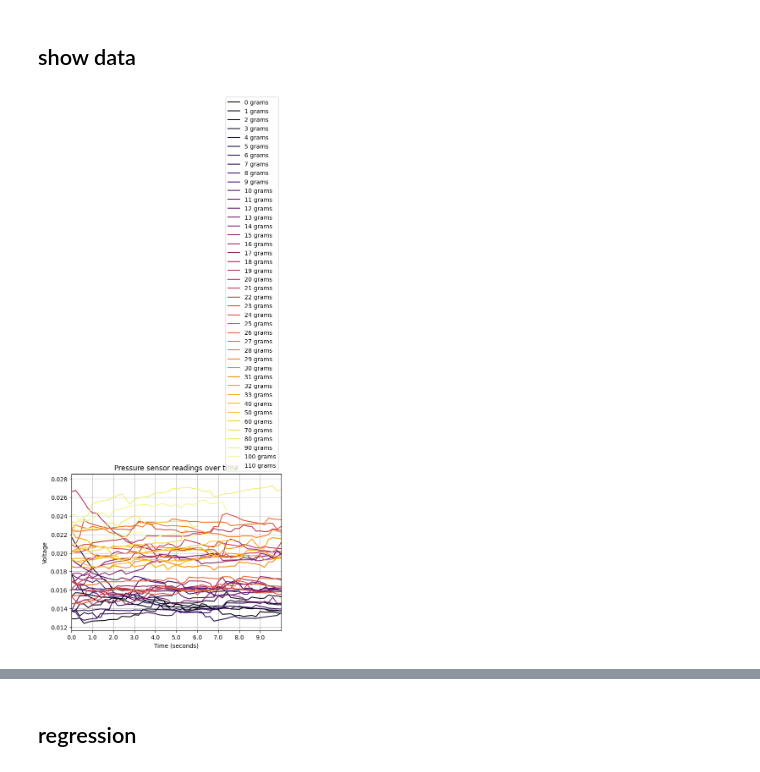
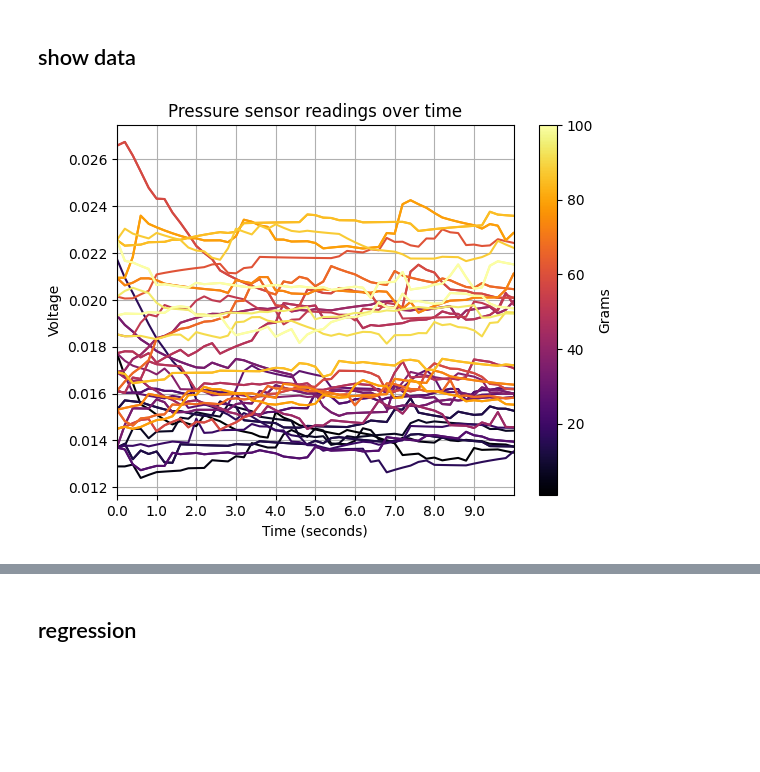
Before and after one commit to shepai/pico_weight_scales, a Jupyter notebook: Code/data vis/vis.ipynb, the cells around one changed output, grey strips where cells are left out. Saved outputs shown, nothing was run; the diff lists cells and outputs as text; code cells hidden in the pictures; blank space fills up the shorter version.

```diff
--- a/Code/data vis/vis.ipynb
+++ b/Code/data vis/vis.ipynb
@@ -50,29 +81,33 @@ if df is not None:
 # %% [markdown]
 ## show data
-# %%
-def low_pass(data,alpha=0.9):
-    ar=[data[0]]
-    for i in range(1,len(data)):
-        ar.append(alpha*ar[i-1] + (1-alpha)*data[i])
-    return np.array(ar)
-keys=list(df.keys())
-keys = sorted(keys, key=int)
-colors = plt.cm.inferno(np.linspace(0, 1, len(keys)))  # Generate colors
-X=[]
-for i in range(len(keys)):
-    key=keys[i]
-    plt.plot(low_pass(df[key]),label=key+" grams", color=colors[i])
-    x=np.array(low_pass(df[key]))
-    X.append(np.average(x[~np.isnan(x)]))
-
-plt.ylabel("Voltage")
-plt.xlim([0,50])
-plt.xticks([i for i in range(0,50,5)],[0.2*i for i in range(0,50,5)])
-plt.grid(1)
-plt.xlabel("Time (seconds)")
-plt.legend(loc="lower right", bbox_to_anchor=(1, 1))
-plt.title("Pressure sensor readings over time")
-plt.show()
-# %% [output]
-[figure, removed]
+# %%
+fig, ax = plt.subplots()  # Explicitly create figure and axis
+
+# Your existing plotting code should now use 'ax' instead of 'plt'
+for i in range(len(keys)):
+    key = keys[i]
+    if len(df[key].shape) > 1:
+        ax.plot(low_pass(df[key].values[:,1]), label=str(key) + " grams", color=colours[i])
+        ax.plot(low_pass(df[key].values[:,0]), label=str(key) + " grams", color=colours[i])
+    else:
+        ax.plot(low_pass(df[key]), label=str(key) + " grams", color=colours[i])
+
+# Create a ScalarMappable for the colorbar
+sm = plt.cm.ScalarMappable(cmap=plt.cm.inferno, norm=plt.Normalize(vmin=min(keys), vmax=max(keys)))
+sm.set_array([])  # Required to avoid errors
+
+# Add colorbar to the correct axis
+cbar = plt.colorbar(sm, ax=ax)
+cbar.set_label("Grams")
+
+plt.ylabel("Voltage")
+plt.xlim([0, 50])
+plt.xticks([i for i in range(0, 50, 5)], [0.2 * i for i in range(0, 50, 5)])
+plt.grid(True)
+plt.xlabel("Time (seconds)")
+plt.title("Pressure sensor readings over time")
+plt.savefig("/its/home/drs25/Documents/GitHub/pico_weight_scales/assets/sensor_readings.pdf")
+plt.show()
+# %% [output]
+[figure, added]
 # %%
```
Also changed, not shown: parts of 13 cells of this notebook.
